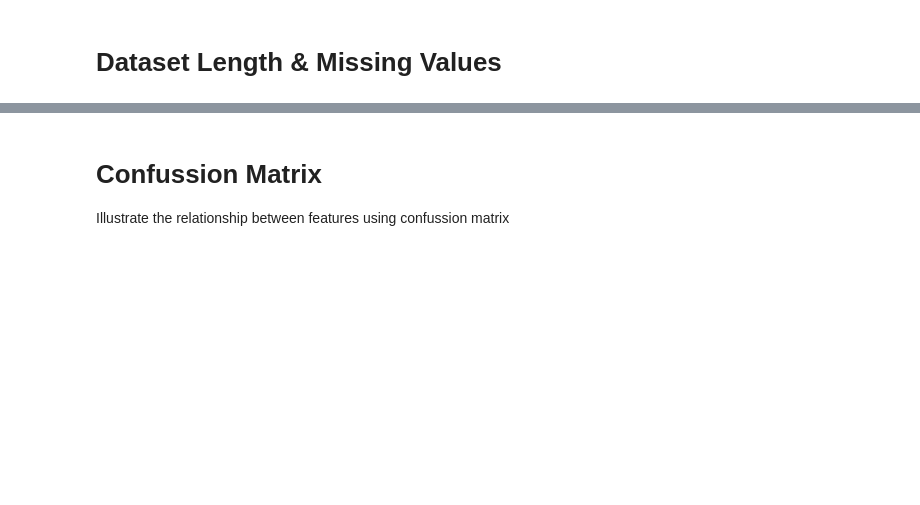
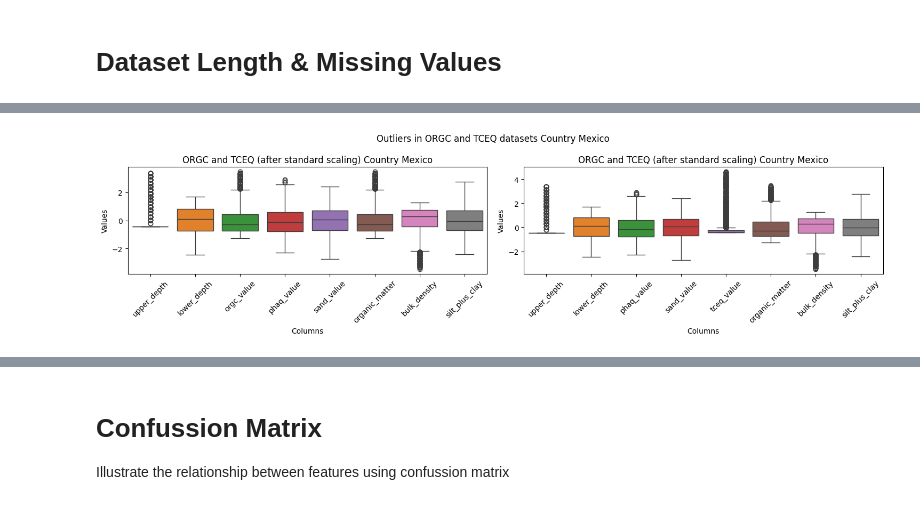
Before and after one commit to tierrafoods-hud/notebooks, a Jupyter notebook: soil-model.ipynb, the cells around one changed output, grey strips where cells are left out. Saved outputs shown, nothing was run; the diff lists cells and outputs as text; code cells hidden in the pictures; blank space fills up the shorter version.

```diff
--- a/soil-model.ipynb
+++ b/soil-model.ipynb
@@ -276,18 +367,23 @@ plot_outliers([orgc_df.drop(columns=drop_columns), tceq_df.drop(columns=drop_col
 # %%
 # Normalize data using standard scaler
 from sklearn.preprocessing import StandardScaler
 
 scaler = StandardScaler()
 orgc_scaled = scaler.fit_transform(orgc_df.drop(columns=drop_columns))
 standard_orgc_df = pd.DataFrame(orgc_scaled, columns=orgc_df.drop(columns=drop_columns).columns)
 
 tceq_scaled = scaler.fit_transform(tceq_df.drop(columns=drop_columns))
 standard_tceq_df = pd.DataFrame(tceq_scaled, columns=tceq_df.drop(columns=drop_columns).columns)
 
 plot_outliers([standard_orgc_df, standard_tceq_df], 'ORGC and TCEQ (after standard scaling)')
 
-standard_orgc_df['year'] = orgc_year
-standard_tceq_df['year'] = tceq_year
+# Add year column back to standardized dataframes
+standard_orgc_df = standard_orgc_df.copy()
+standard_tceq_df = standard_tceq_df.copy()
+standard_orgc_df.loc[:, 'year'] = orgc_year.values
+standard_tceq_df.loc[:, 'year'] = tceq_year.values
+# %% [output]
+[figure, added]
 # %%
 # normalize data using min max scaler
 from sklearn.preprocessing import MinMaxScaler
```
Also changed, not shown: parts of 22 cells of this notebook, 2 other files.
